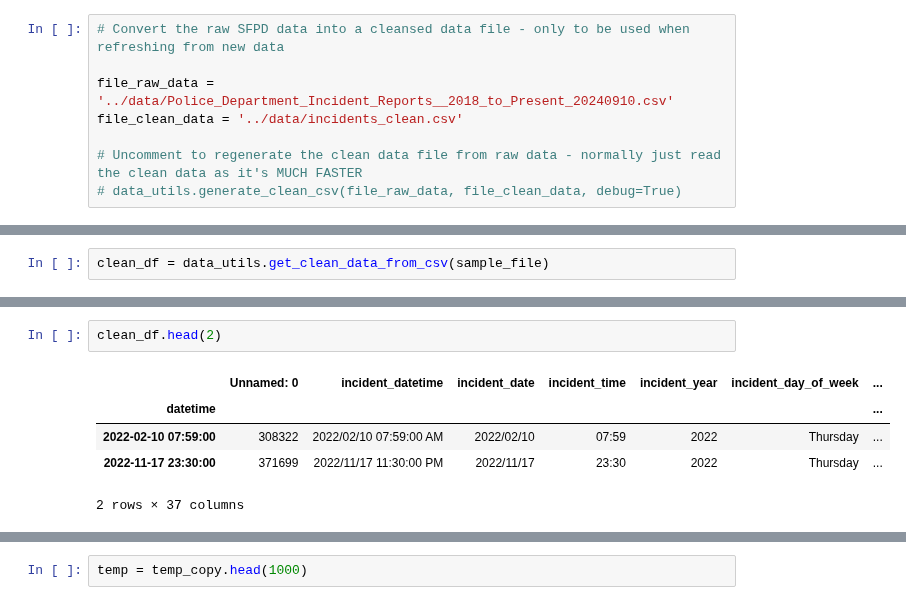
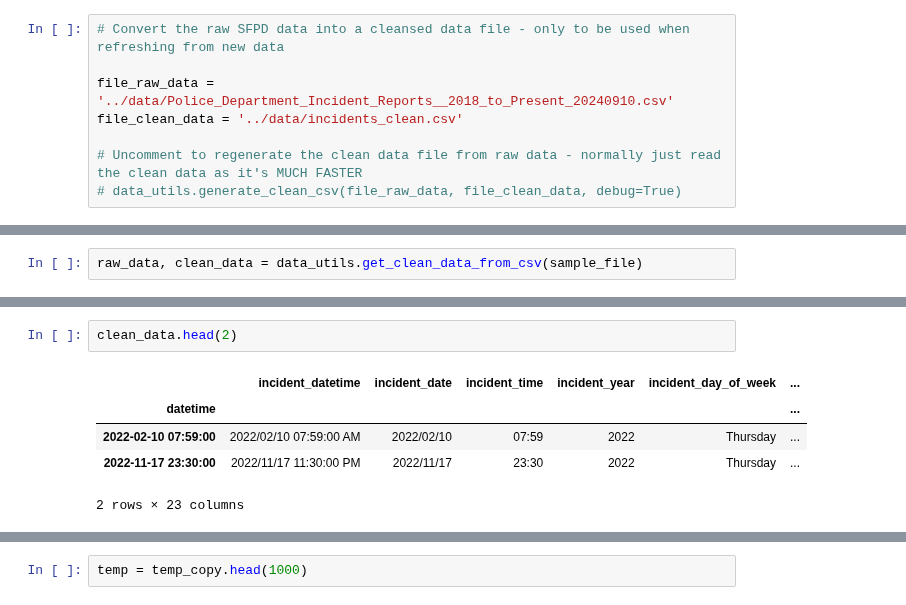
Before and after one commit to fazeelgm/UCB_ML_AI_Capstone, a Jupyter notebook: notebooks/ExploratoryDataAnalysis.ipynb, the cells around one changed output, grey strips where cells are left out. Cells and saved outputs as stored; diff of their text form.

Commit message:
Setup preprocessing stage to go from raw to clean data

```diff
--- a/notebooks/ExploratoryDataAnalysis.ipynb
+++ b/notebooks/ExploratoryDataAnalysis.ipynb
@@ -89,5 +123,5 @@ match(sample_file_size_pct):
 # %%
-clean_df = data_utils.get_clean_data_from_csv(sample_file)
+raw_data, clean_data = data_utils.get_clean_data_from_csv(sample_file)
 # %% [output]
 Reading file: ../data/incidents_clean_10_pct.csv ... Done: 88,717 rows, 38 columns
 ... Converting datetime and date to timeseries ... Done
@@ -116,8 +160,8 @@ memory usage: 25.7+ MB
 # %%
-clean_df.head(2)
+clean_data.head(2)
 # %% [output]
-|  | Unnamed: 0 | incident_datetime | incident_date | incident_time | incident_year | incident_day_of_week | ... |
-| datetime |  |  |  |  |  |  | ... |
-| 2022-02-10 07:59:00 | 308322 | 2022/02/10 07:59:00 AM | 2022/02/10 | 07:59 | 2022 | Thursday | ... |
-| 2022-11-17 23:30:00 | 371699 | 2022/11/17 11:30:00 PM | 2022/11/17 | 23:30 | 2022 | Thursday | ... |
+|  | incident_datetime | incident_date | incident_time | incident_year | incident_day_of_week | ... |
+| datetime |  |  |  |  |  | ... |
+| 2022-02-10 07:59:00 | 2022/02/10 07:59:00 AM | 2022/02/10 | 07:59 | 2022 | Thursday | ... |
+| 2022-11-17 23:30:00 | 2022/11/17 11:30:00 PM | 2022/11/17 | 23:30 | 2022 | Thursday | ... |
-2 rows × 37 columns
+2 rows × 23 columns
```
Also changed, not shown: parts of 20 cells of this notebook, 1 other file.
